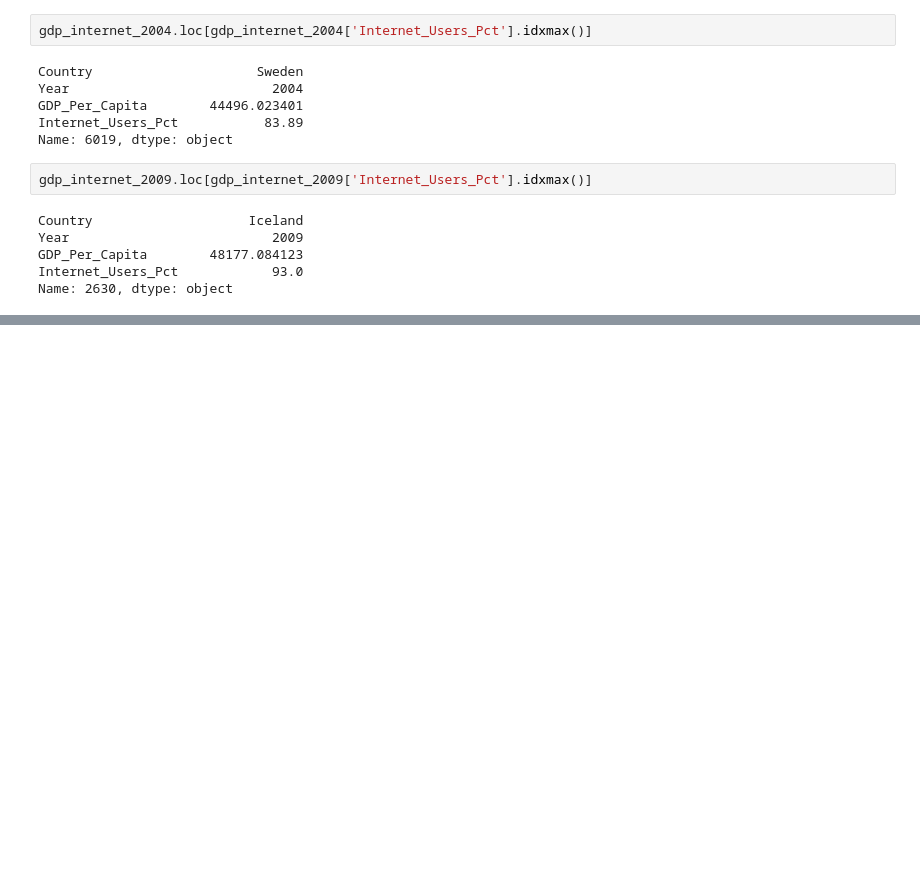
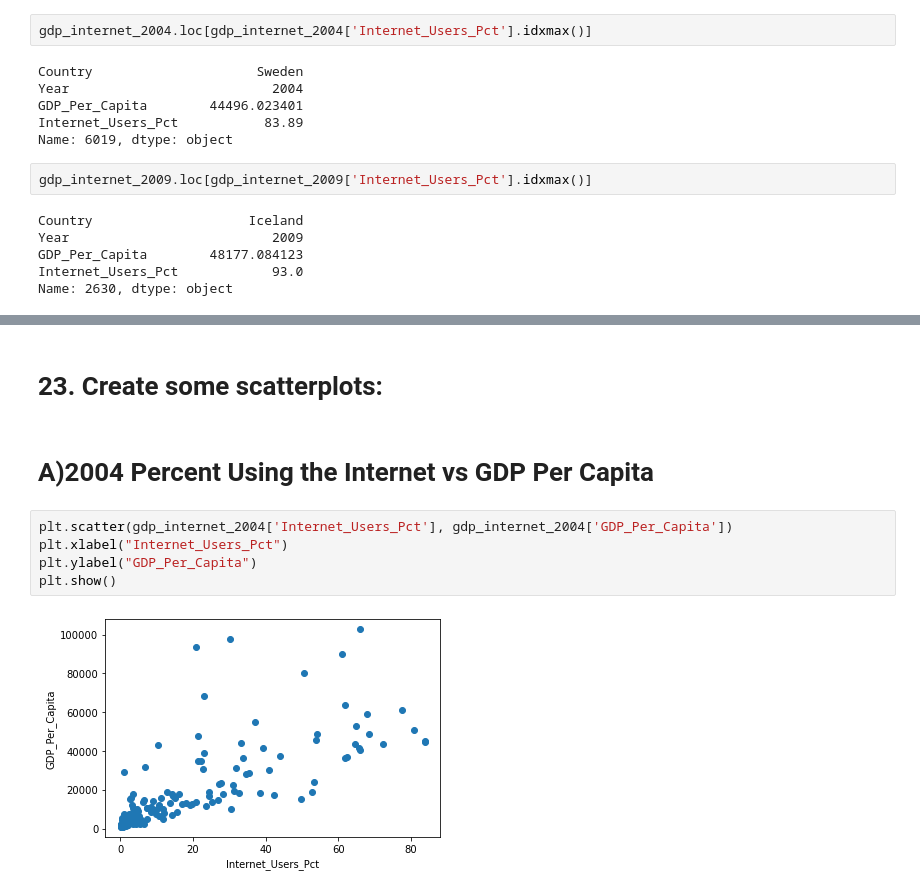
Before and after one commit to NSS-Data-Analytics-Cohort-7/gdp-and-internet-usage-matt-botschner, a Jupyter notebook: Notebook/Gross_Domestic_Product_and_Internet_Usage.ipynb, the cells around one changed output, grey strips where cells are left out. Drawn from its saved outputs; the diff is of its cells as text; blank space fills up the shorter version.

```diff
--- a/Notebook/Gross_Domestic_Product_and_Internet_Usage.ipynb
+++ b/Notebook/Gross_Domestic_Product_and_Internet_Usage.ipynb
@@ -311,0 +308,11 @@ Name: 1047, dtype: object
+# %% [markdown]
+# 23. Create some scatterplots:
+# %% [markdown]
+# A)2004 Percent Using the Internet vs GDP Per Capita
+# %%
+plt.scatter(gdp_internet_2004['Internet_Users_Pct'], gdp_internet_2004['GDP_Per_Capita'])
+plt.xlabel("Internet_Users_Pct")
+plt.ylabel("GDP_Per_Capita")
+plt.show()
+# %% [output]
+[figure, added]
```
Also changed, not shown: parts of 30 cells of this notebook.
